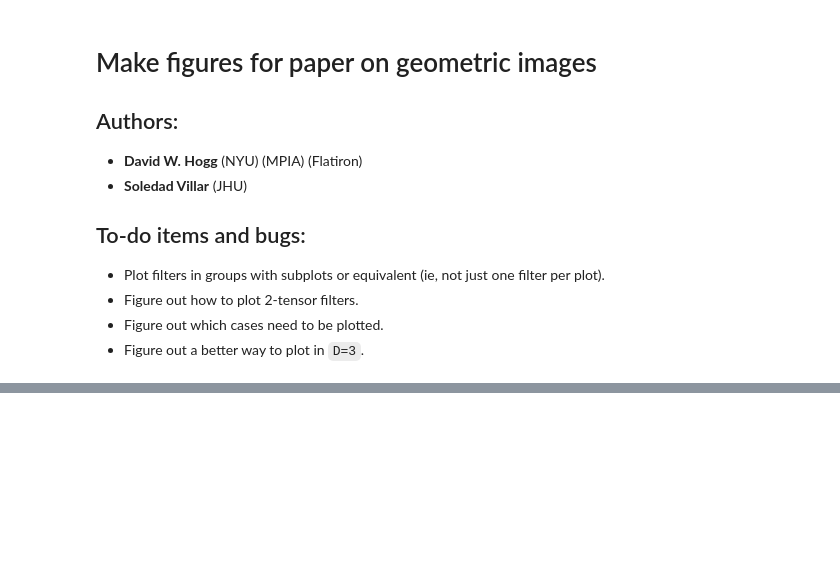
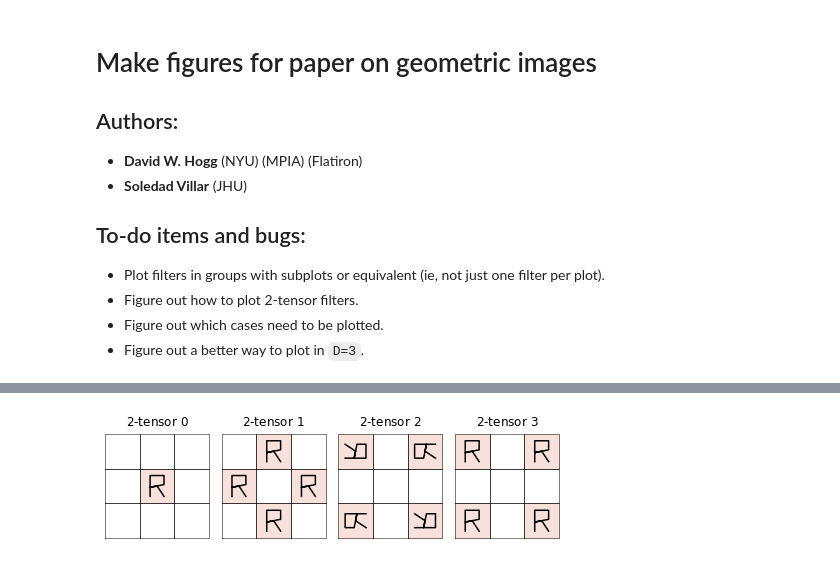
Before and after one commit to davidwhogg/GeometricConvolutions, a Jupyter notebook: notebooks/make_figures_for_paper.ipynb, the cells around one changed output, grey strips where cells are left out. Cells and saved outputs as stored; diff of their text form; code cells hidden in the pictures; blank space fills up the shorter version.

```diff
--- a/notebooks/make_figures_for_paper.ipynb
+++ b/notebooks/make_figures_for_paper.ipynb
@@ -29,7 +33,10 @@ names = {}
 maxn = {}
 for M in [3, 5]:
     maxn[(D, M)] = 0
-    for k, parity in it.product((0, 1), (1, -1)):
+    klist = (0, 1, 2)
+    if M > 3:
+        klist = (0, 1)
+    for k, parity in it.product(klist, (1, -1)):
         key = (D, M, k, parity)
         allfilters[key] = geom.get_unique_invariant_filters(M, k, parity, D, group_operators)
         n = len(allfilters[key])
@@ -46,0 +46,5 @@ for key in allfilters.keys():
+# %%
+key = (2, 3, 2, 1)
+fig = geom.plot_filters(allfilters[key], names[key], maxn[(D, M)])
+# %% [output]
+[figure, added]
```
Also changed, not shown: parts of 7 cells of this notebook, 9 other files.
